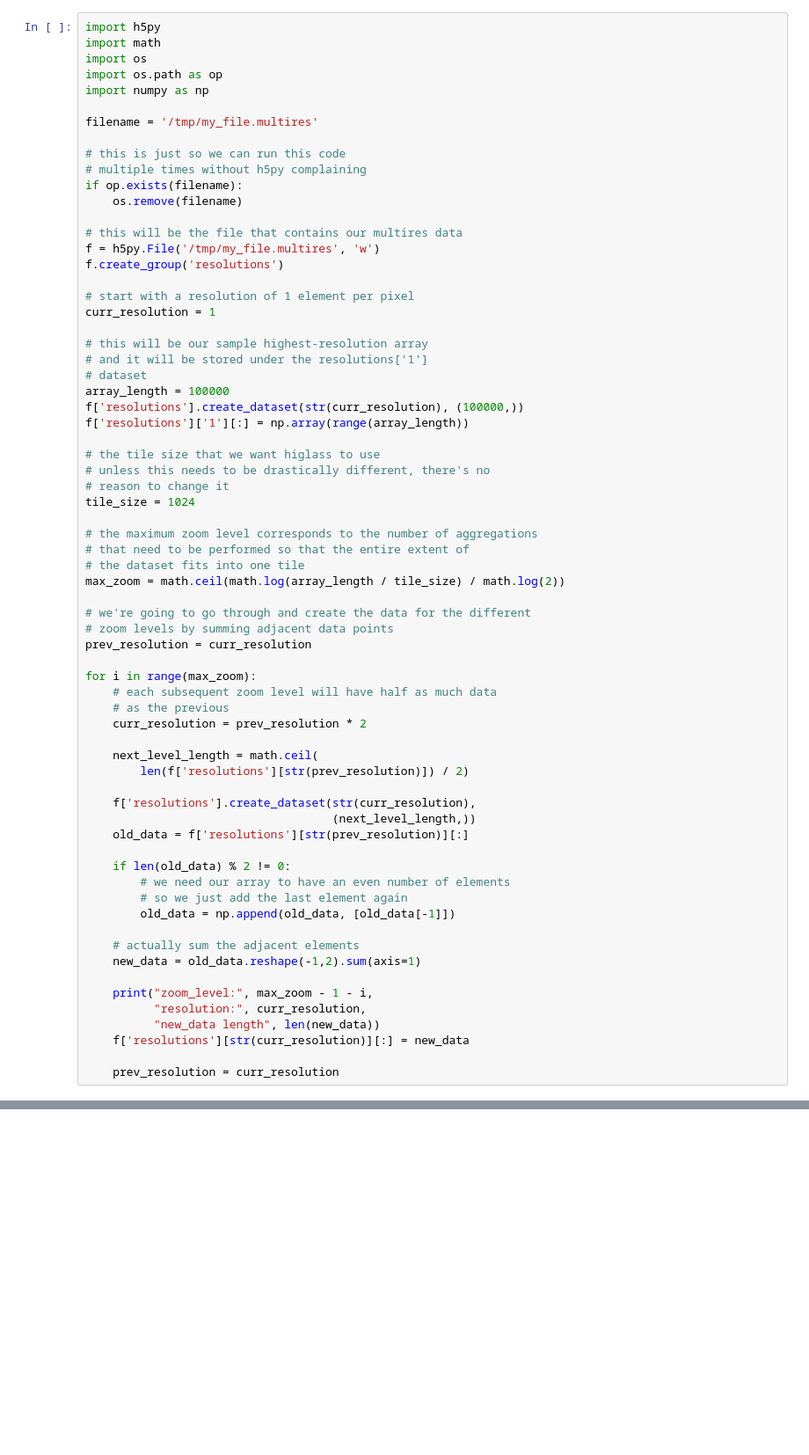
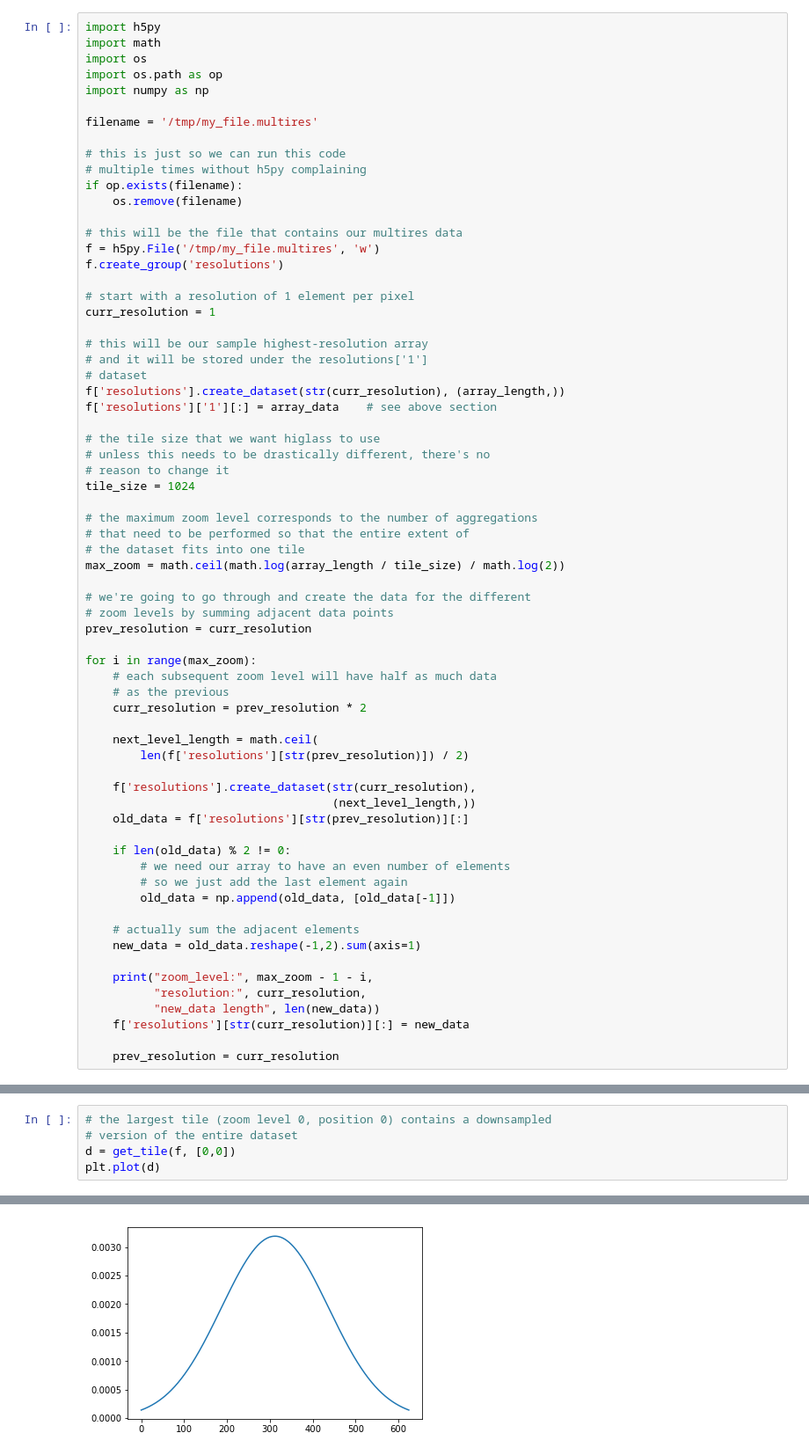
Before and after one commit to higlass/higlass, a Jupyter notebook: notebooks/Aggregating an array.ipynb, the cells around one changed output, grey strips where cells are left out. Shown at 88% size. Drawn from its saved outputs; the diff is of its cells as text; blank space fills up the shorter version.

```diff
--- a/notebooks/Aggregating an array.ipynb
+++ b/notebooks/Aggregating an array.ipynb
@@ -22,9 +39,8 @@ curr_resolution = 1
 # this will be our sample highest-resolution array
 # and it will be stored under the resolutions['1']
 # dataset
-array_length = 100000
-f['resolutions'].create_dataset(str(curr_resolution), (100000,))
-f['resolutions']['1'][:] = np.array(range(array_length))
+f['resolutions'].create_dataset(str(curr_resolution), (array_length,))
+f['resolutions']['1'][:] = array_data    # see above section
 
 # the tile size that we want higlass to use
 # unless this needs to be drastically different, there's no
@@ -149,0 +159,6 @@ len(get_tile) 782
+# %%
+# the largest tile (zoom level 0, position 0) contains a downsampled
+# version of the entire dataset
+d = get_tile(f, [0,0])
+plt.plot(d)
+# %% [output]
@@ -149,0 +166 @@ len(get_tile) 782
+[figure, added]
```
Also changed, not shown: parts of 9 cells of this notebook.
